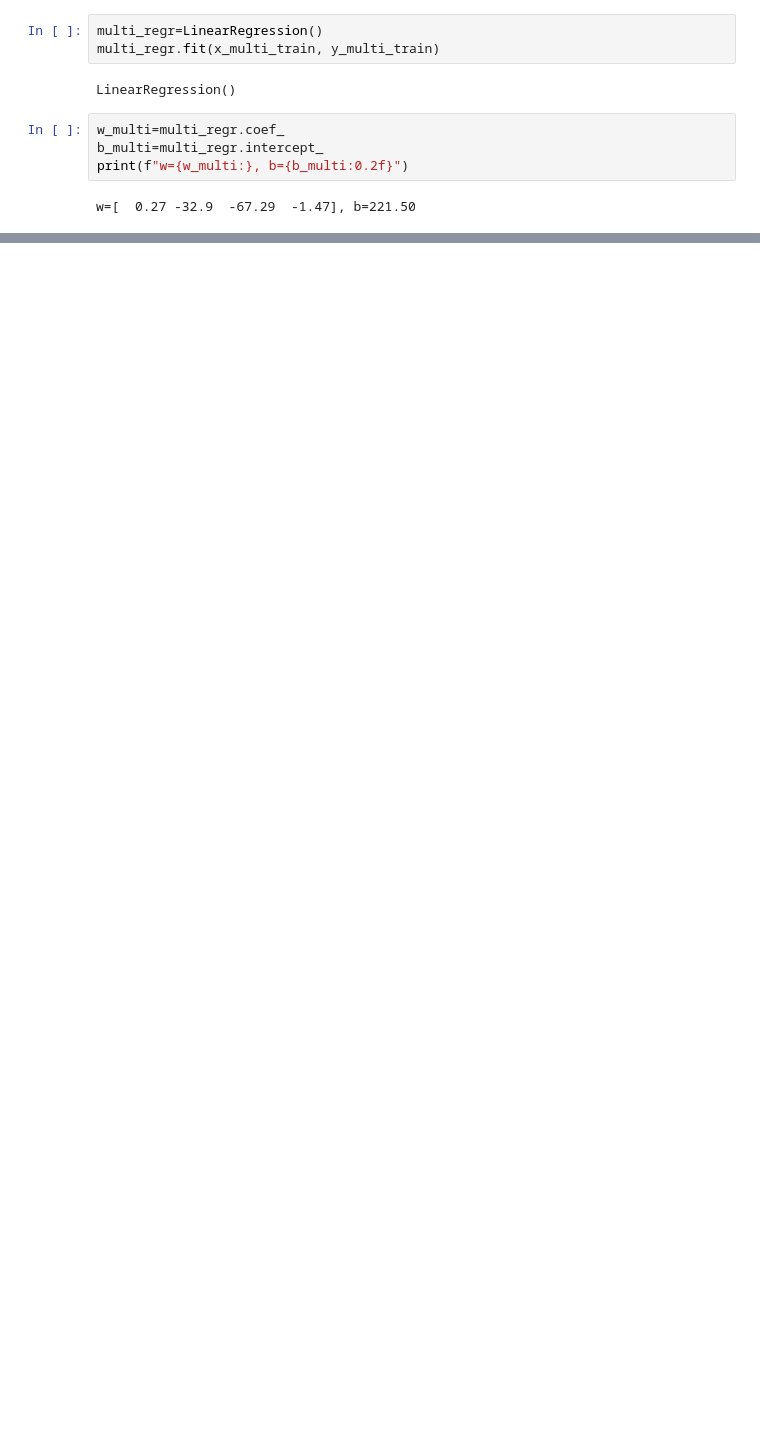
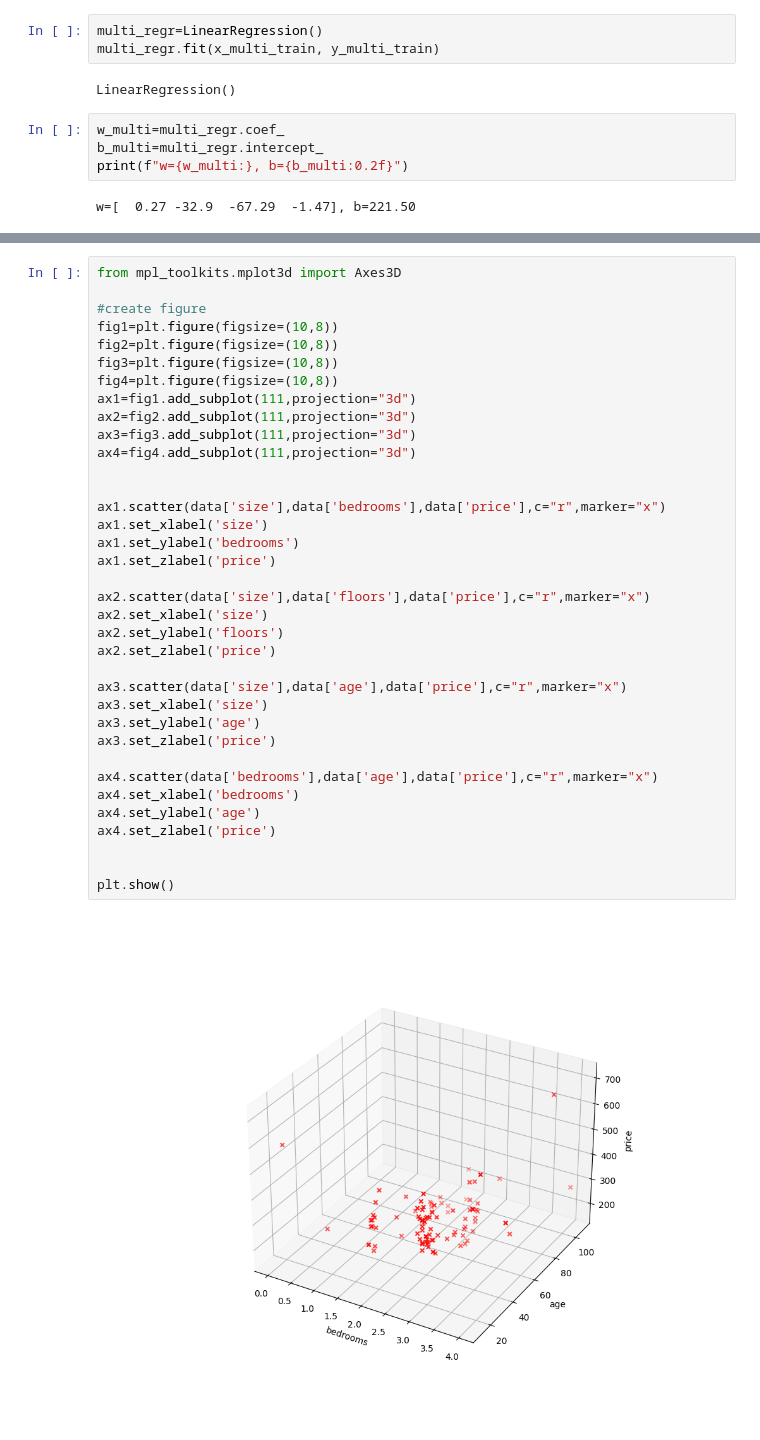
Before and after one commit to PedroCorreia07/Machine-Learing-Specialization_Coursera, a Jupyter notebook: Course 1/Optional Lab_Linear Regression using Scikit-Learn.ipynb, the cells around one changed output, grey strips where cells are left out. Cells and saved outputs as stored; diff of their text form; blank space fills up the shorter version.

```diff
--- a/Course 1/Optional Lab_Linear Regression using Scikit-Learn.ipynb
+++ b/Course 1/Optional Lab_Linear Regression using Scikit-Learn.ipynb
@@ -83,0 +117,38 @@ w=[  0.27 -32.9  -67.29  -1.47], b=221.50
+# %%
+from mpl_toolkits.mplot3d import Axes3D
+
+#create figure
+fig1=plt.figure(figsize=(10,8))
+fig2=plt.figure(figsize=(10,8))
+fig3=plt.figure(figsize=(10,8))
+fig4=plt.figure(figsize=(10,8))
+ax1=fig1.add_subplot(111,projection="3d")
+ax2=fig2.add_subplot(111,projection="3d")
+ax3=fig3.add_subplot(111,projection="3d")
+ax4=fig4.add_subplot(111,projection="3d")
+
+
+ax1.scatter(data['size'],data['bedrooms'],data['price'],c="r",marker="x")
+ax1.set_xlabel('size')
+ax1.set_ylabel('bedrooms')
+ax1.set_zlabel('price')
+
+ax2.scatter(data['size'],data['floors'],data['price'],c="r",marker="x")
+ax2.set_xlabel('size')
+ax2.set_ylabel('floors')
+ax2.set_zlabel('price')
+
+ax3.scatter(data['size'],data['age'],data['price'],c="r",marker="x")
+ax3.set_xlabel('size')
+ax3.set_ylabel('age')
+ax3.set_zlabel('price')
+
+ax4.scatter(data['bedrooms'],data['age'],data['price'],c="r",marker="x")
+ax4.set_xlabel('bedrooms')
+ax4.set_ylabel('age')
+ax4.set_zlabel('price')
+
+
+plt.show()
+# %% [output]
+[figure, added]
```
Also changed, not shown: parts of 13 cells of this notebook.
